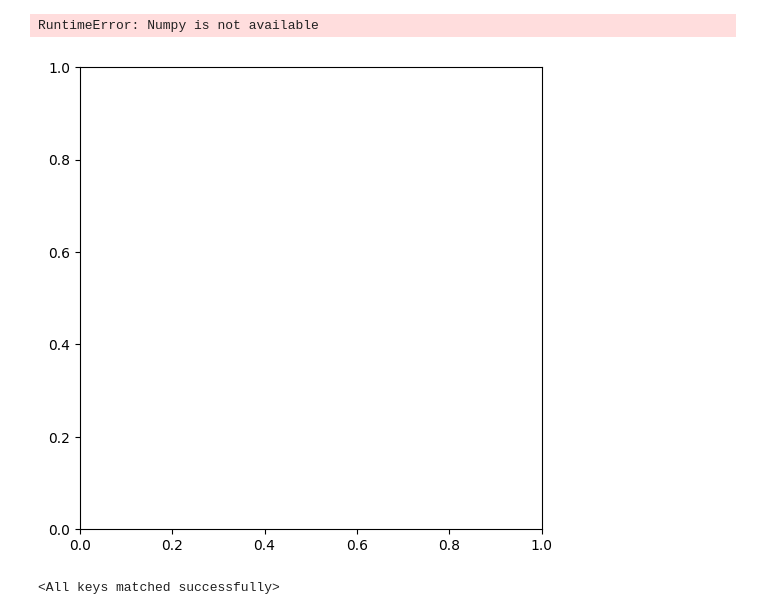
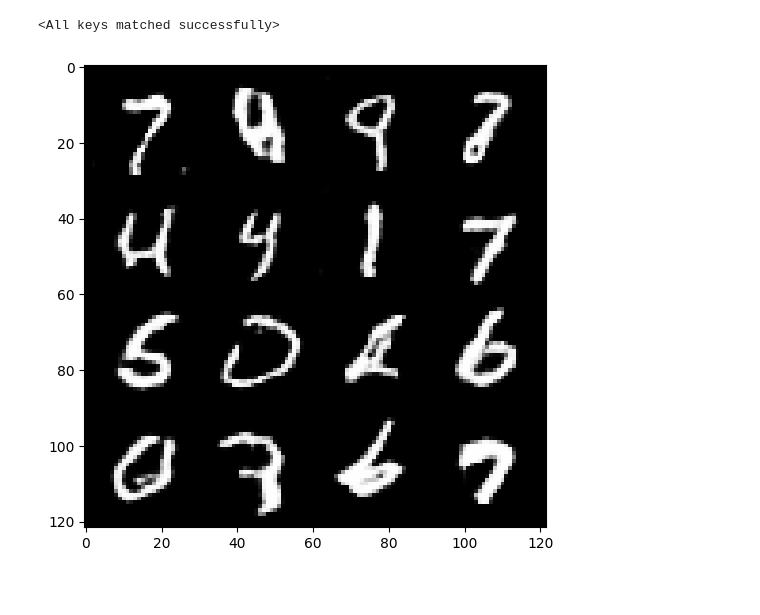
Before and after one commit to parthpatel05/GAN-Report, a Jupyter notebook: ganModel.ipynb, the cells around one changed output. Drawn from its saved outputs; the diff is of its cells as text; code cells hidden in the pictures; blank space fills up the shorter version.

```diff
--- a/ganModel.ipynb
+++ b/ganModel.ipynb
@@ -144,11 +69,11 @@ train_dataset = datasets.MNIST(root="./data", train=True, transform=transform, d
 train_loader = DataLoader(train_dataset, batch_size=64, shuffle=True)
 # %%
 
-latent_dim = 100
+noise_dim = 100
 learning_rate = 0.0002
-num_epochs = 10
+num_epochs = 50
 
-generator = Generator(latent_dim).to(device)
+generator = Generator(noise_dim).to(device)
 discriminator = Discriminator().to(device)
 
 adversarial_loss = nn.BCELoss()
@@ -208,15 +133,3 @@ Epoch [10/10] Batch 800/938                   Loss D: 0.0591, Loss G: 5.8647
-# %%
-# create images
-noise = torch.randn(16, latent_dim).to(device)
-generated_images = generator(noise).view(-1, 1, 28, 28).cpu().detach()
-grid = make_grid(generated_images, nrow=4, normalize=True)
-
-plt.figure(figsize=(6, 6))
-plt.imshow(grid.permute(1, 2, 0).squeeze(), cmap='gray')
-plt.show()
-# %% [output]
-RuntimeError: Numpy is not available
-[figure, removed]
 # %%
 torch.save(generator.state_dict(), "generator.pth")
 torch.save(discriminator.state_dict(), "discriminator.pth")
@@ -225,3 +138,14 @@ generator.load_state_dict(torch.load("generator.pth"))
 discriminator.load_state_dict(torch.load("discriminator.pth"))
 # %% [output]
 <All keys matched successfully>
+# %%
+# create images
+noise = torch.randn(16, noise_dim).to(device)
+generated_images = generator(noise).view(-1, 1, 28, 28).cpu().detach()
+grid = make_grid(generated_images, nrow=4, normalize=True)
+
+plt.figure(figsize=(6, 6))
+plt.imshow(grid.permute(1, 2, 0).squeeze(), cmap='gray')
+plt.show()
+# %% [output]
+[figure, added]
```
Also changed, not shown: parts of 4 cells of this notebook, 2 other files.
